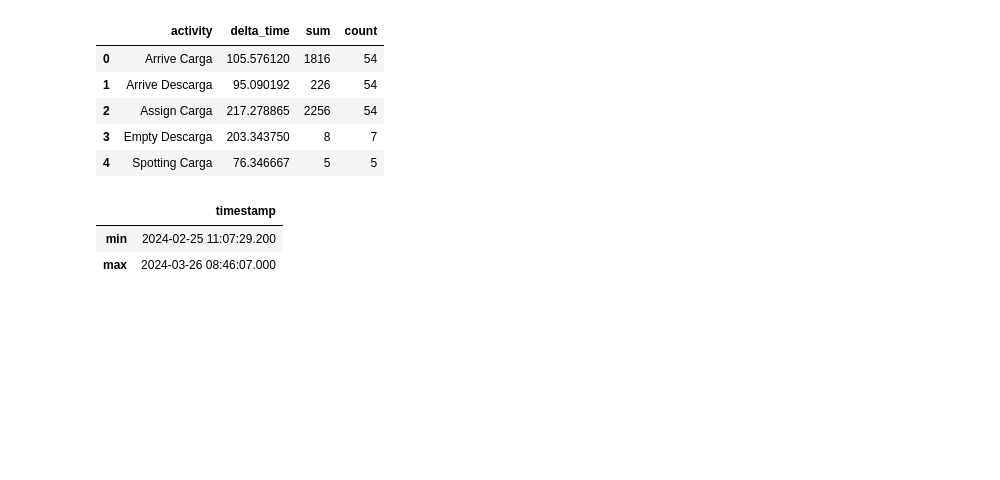
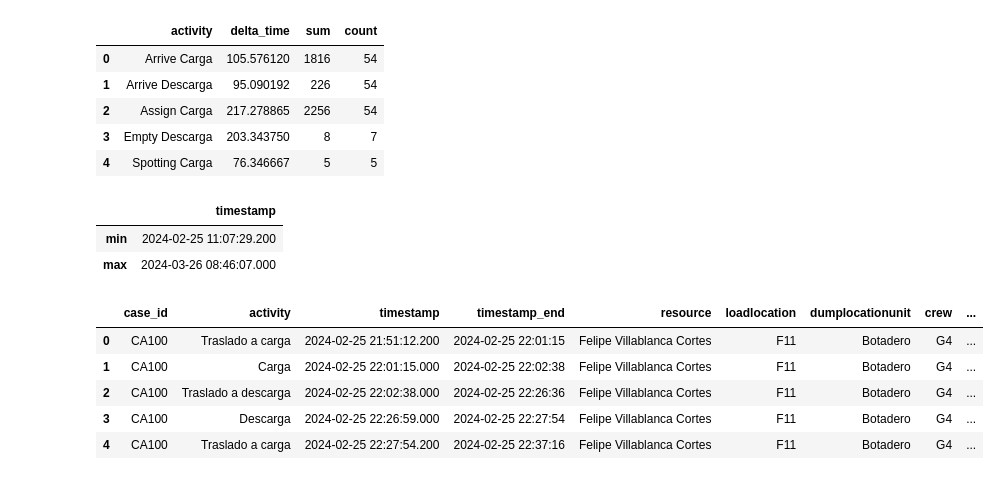
Before and after one commit to AlvaroEscalonaB/PM_MLP, a Jupyter notebook: dispatch_truck.ipynb, the cells around one changed output. Cells and saved outputs as stored; diff of their text form; code cells hidden in the pictures; blank space fills up the shorter version.

```diff
--- a/dispatch_truck.ipynb
+++ b/dispatch_truck.ipynb
@@ -164,0 +182,25 @@ df_complete['timestamp'].agg(['min', 'max']).to_frame()
+# %%
+start_activities = ['Assign Carga', 'Spotting Carga', 'Assign Descarga', 'Dumping Descarga']
+end_activities   = ['Arrive Carga', 'FullTime Carga', 'Arrive Descarga', 'Empty Descarga']
+start_activities_mapped = {
+  'Assign Carga': 'Traslado a carga',
+  'Spotting Carga': 'Carga',
+  'Assign Descarga': 'Traslado a descarga',
+  'Dumping Descarga': 'Descarga'
+}
+
+end_activities_mapped = {
+  'Arrive Carga': 'Traslado a carga',
+  'FullTime Carga': 'Carga',
+  'Arrive Descarga': 'Traslado a descarga',
+  'Empty Descarga': 'Descarga'
+}
+
+new_activities = ['Traslado a carga', 'Carga', 'Traslado a descarga', 'Descarga']
+
+df_start = df_complete[df_complete['activity'].isin(start_activities)]
+df_start['activity'] = df_start['activity'].map(start_activities_mapped)
+df_start['cycle_key'] = df_start['activity'].str.cat(df_start['cycle_iteration'].astype('str'))
+df_end = df_complete[df_complete['activity'].isin(end_activities)]
+df_end['activity'] = df_end['activity'].map(end_activities_mapped)
+df_end['cycle_key'] = df_end['activity'].str.cat(df_end['cycle_iteration'].astype('str'))
@@ -164,0 +217,12 @@ df_complete['timestamp'].agg(['min', 'max']).to_frame()
+# %%
+necessary_cols = ['case_id', 'activity', 'timestamp', 'timestamp_end', 'resource', 'loadlocation', 'dumplocationunit', 'crew', 'cycle_iteration']
+df_final = df_merged[necessary_cols]
+# %%
+df_final.head()
+# %% [output]
+|  | case_id | activity | timestamp | timestamp_end | resource | loadlocation | dumplocationunit | crew | ... |
+| 0 | CA100 | Traslado a carga | 2024-02-25 21:51:12.200 | 2024-02-25 22:01:15 | Felipe Villablanca Cortes | F11 | Botadero | G4 | ... |
+| 1 | CA100 | Carga | 2024-02-25 22:01:15.000 | 2024-02-25 22:02:38 | Felipe Villablanca Cortes | F11 | Botadero | G4 | ... |
+| 2 | CA100 | Traslado a descarga | 2024-02-25 22:02:38.000 | 2024-02-25 22:26:36 | Felipe Villablanca Cortes | F11 | Botadero | G4 | ... |
+| 3 | CA100 | Descarga | 2024-02-25 22:26:59.000 | 2024-02-25 22:27:54 | Felipe Villablanca Cortes | F11 | Botadero | G4 | ... |
+| 4 | CA100 | Traslado a carga | 2024-02-25 22:27:54.200 | 2024-02-25 22:37:16 | Felipe Villablanca Cortes | F11 | Botadero | G4 | ... |
```
Also changed, not shown: parts of 12 cells of this notebook.
